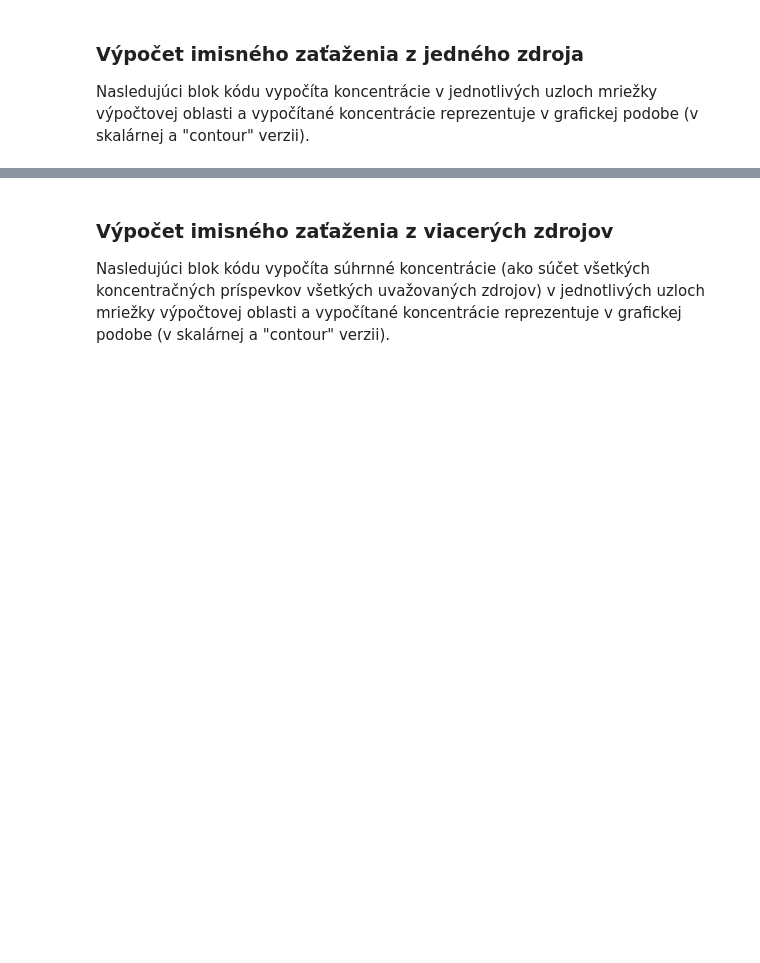
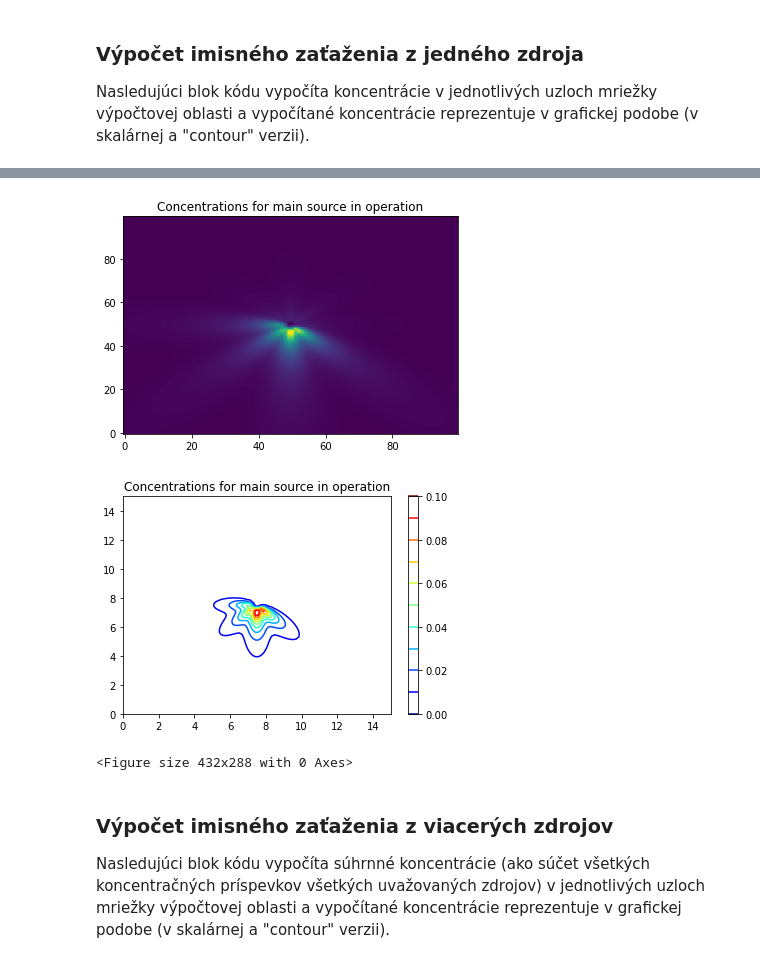
Before and after one commit to MUS0160/VVP-project, a Jupyter notebook: project_vvp_mus0160.ipynb, the cells around one changed output, grey strips where cells are left out. Saved outputs shown, nothing was run; the diff lists cells and outputs as text; code cells hidden in the pictures; blank space fills up the shorter version.

```diff
--- a/project_vvp_mus0160.ipynb
+++ b/project_vvp_mus0160.ipynb
@@ -83,3 +29,30 @@ plt.clf()
+# %%
+import numpy as np
+import scipy.optimize as spopt
+
+from lib import getinput
+from lib import output
+from lib import ge
+
+domain_params, dispersion_params, source_params_all, power_ratios_nominal = getinput.get_input(
+    "./input/v01/", 5)
+
+#define stability classes
+stabilityClass = ["A", "B", "C", "D", "E", "F"]
+
+#Compute concentration values for whole domain, for every wind direction and for specified stability class
+tot_conc_field_main, tot_conc_field_distrib = ge.total_conc_fields_main_distr(
+        source_params_all, dispersion_params, domain_params, "A")
+
+
+#Show concentration values as a 2D graphs
+file_name = 'print'
+title = 'Concentrations for main source in operation'
+output.create_graphs(tot_conc_field_main, file_name, title, domain_params)
+# %% [output]
+[figure, added]
+[figure, added]
+<Figure size 432x288 with 0 Axes>
 # %% [markdown]
 ### Výpočet imisného zaťaženia z viacerých zdrojov
 Nasledujúci blok kódu vypočíta súhrnné koncentrácie (ako súčet všetkých koncentračných príspevkov všetkých uvažovaných zdrojov) v jednotlivých uzloch mriežky výpočtovej oblasti a vypočítané koncentrácie reprezentuje v grafickej podobe (v skalárnej a "contour" verzii).
```
Also changed, not shown: parts of 6 cells of this notebook, 8 other files.
